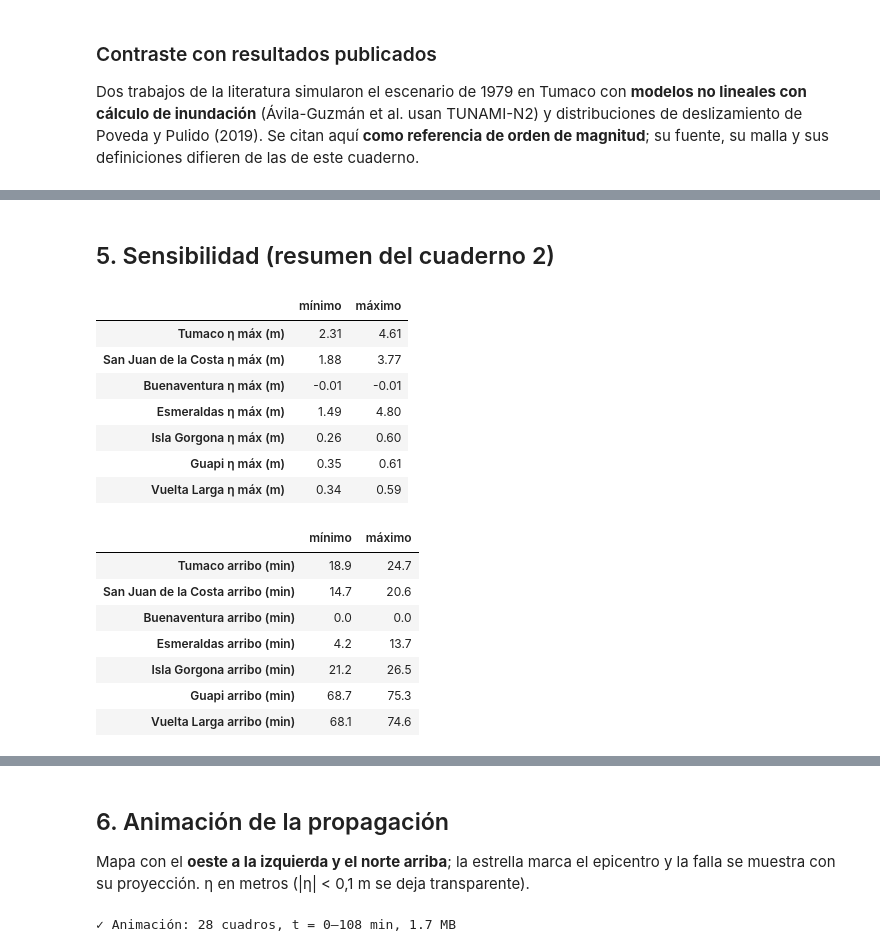
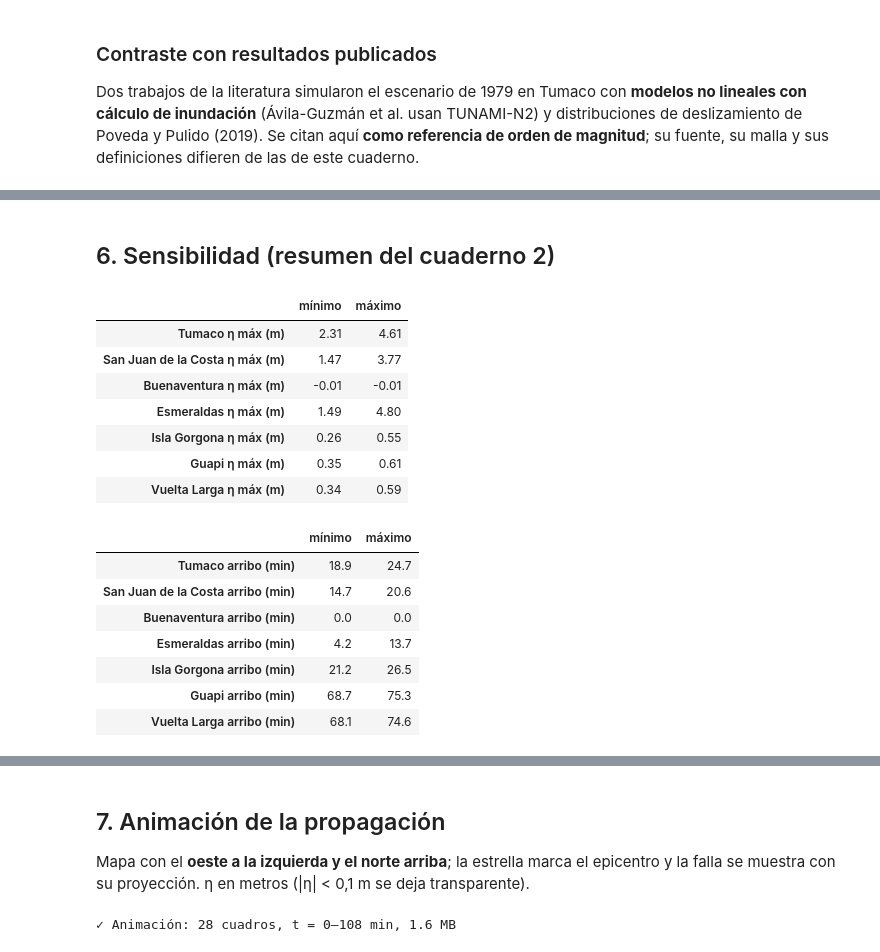
Before and after one commit to scr-ungrd/cuadernos-reproducibles-crc002, a Jupyter notebook: notebooks/03-visualization.ipynb, the cells around one changed output, grey strips where cells are left out. Saved outputs shown, nothing was run; the diff lists cells and outputs as text; code cells hidden in the pictures.

```diff
--- a/notebooks/03-visualization.ipynb
+++ b/notebooks/03-visualization.ipynb
@@ -297,21 +345,24 @@ pub
 # %% [markdown]
-## 5. Sensibilidad (resumen del cuaderno 2)
+## 6. Sensibilidad (resumen del cuaderno 2)
 # %%
 sp = OUT / 'sensibilidad.csv'
 if sp.exists():
     sens = pd.read_csv(sp, index_col=0)
     cols = [c for c in sens.columns if 'η máx' in c]
     display(sens[cols].describe().loc[['min', 'max']].T.round(2).rename(columns={'min': 'mínimo', 'max': 'máximo'}))
     display(sens[[c for c in sens.columns if 'arribo' in c]].describe().loc[['min', 'max']].T.round(1).rename(columns={'min': 'mínimo', 'max': 'máximo'}))
 else:
     print('Ejecute la sección 6 del cuaderno 2 para generar output/sensibilidad.csv')
+sn_ = OUT / 'sensibilidad_nswe.csv'
+if sn_.exists():
+    display(pd.read_csv(sn_, index_col=0).T)
 # %% [output]
 |  | mínimo | máximo |
 | Tumaco η máx (m) | 2.31 | 4.61 |
-| San Juan de la Costa η máx (m) | 1.88 | 3.77 |
+| San Juan de la Costa η máx (m) | 1.47 | 3.77 |
 | Buenaventura η máx (m) | -0.01 | -0.01 |
 | Esmeraldas η máx (m) | 1.49 | 4.80 |
-| Isla Gorgona η máx (m) | 0.26 | 0.60 |
+| Isla Gorgona η máx (m) | 0.26 | 0.55 |
 | Guapi η máx (m) | 0.35 | 0.61 |
 | Vuelta Larga η máx (m) | 0.34 | 0.59 |
 |  | mínimo | máximo |
@@ -325,5 +390,5 @@ else:
 # %% [markdown]
-## 6. Animación de la propagación
+## 7. Animación de la propagación
 
 Mapa con el **oeste a la izquierda y el norte arriba**; la estrella marca el epicentro y la falla se muestra con su proyección. η en metros (|η| < 0,1 m se deja transparente).
 # %%
@@ -345,7 +410,7 @@ titulo = ax.set_title('')
 def cuadro(k):
     """Actualiza el cuadro `k` de la animación: la elevación del agua (m) donde supera 0,1 m en mar de al menos 10 m de profundidad. Devuelve los artistas modificados."""
     e = snaps[k].astype('float32'); agua.set_array(np.where((np.abs(e) > 0.1) & (H >= 10), e, np.nan))
-    titulo.set_text(f't = {snap_t[k]/60:.0f} min — Tsunami de Tumaco 1979 (LSWE)')
+    titulo.set_text(f't = {snap_t[k]/60:.0f} min — Tsunami de Tumaco 1979 (NSWE)')
     return [agua, titulo]
 
 anim = FuncAnimation(fig, cuadro, frames=len(snap_t), interval=250, blit=False)
@@ -354,7 +419,7 @@ anim.save(str(gif), writer=PillowWriter(fps=4), dpi=80)
 plt.close(fig)
 print(f'✓ Animación: {len(snap_t)} cuadros, t = 0–{snap_t[-1]/60:.0f} min, {gif.stat().st_size/1e6:.1f} MB')
 # %% [output]
-✓ Animación: 28 cuadros, t = 0–108 min, 1.7 MB
+✓ Animación: 28 cuadros, t = 0–108 min, 1.6 MB
 # %%
 from IPython.display import Image, display
 display(Image(str(gif)))
```
Also changed, not shown: parts of 12 cells of this notebook, 10 other files.
